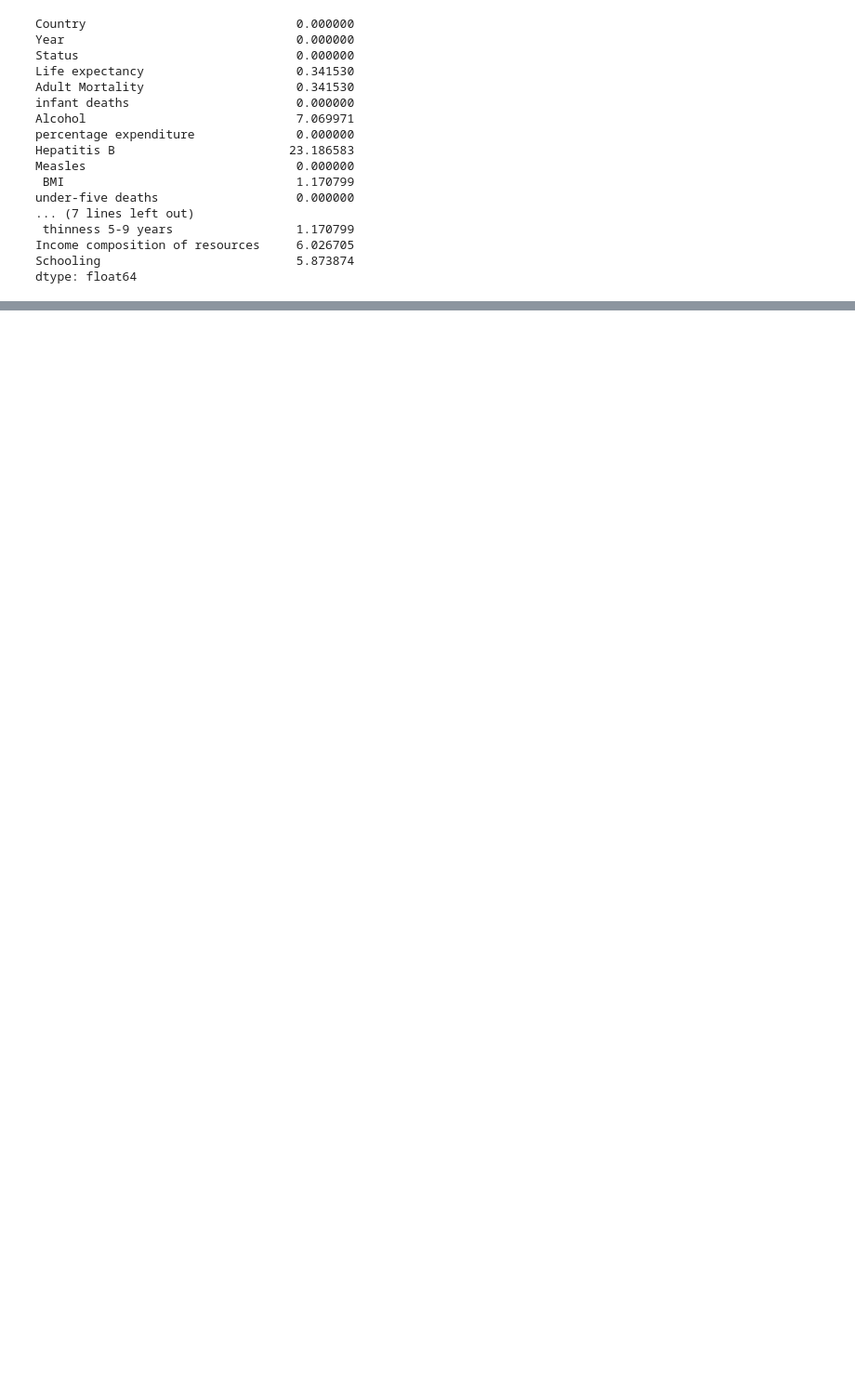
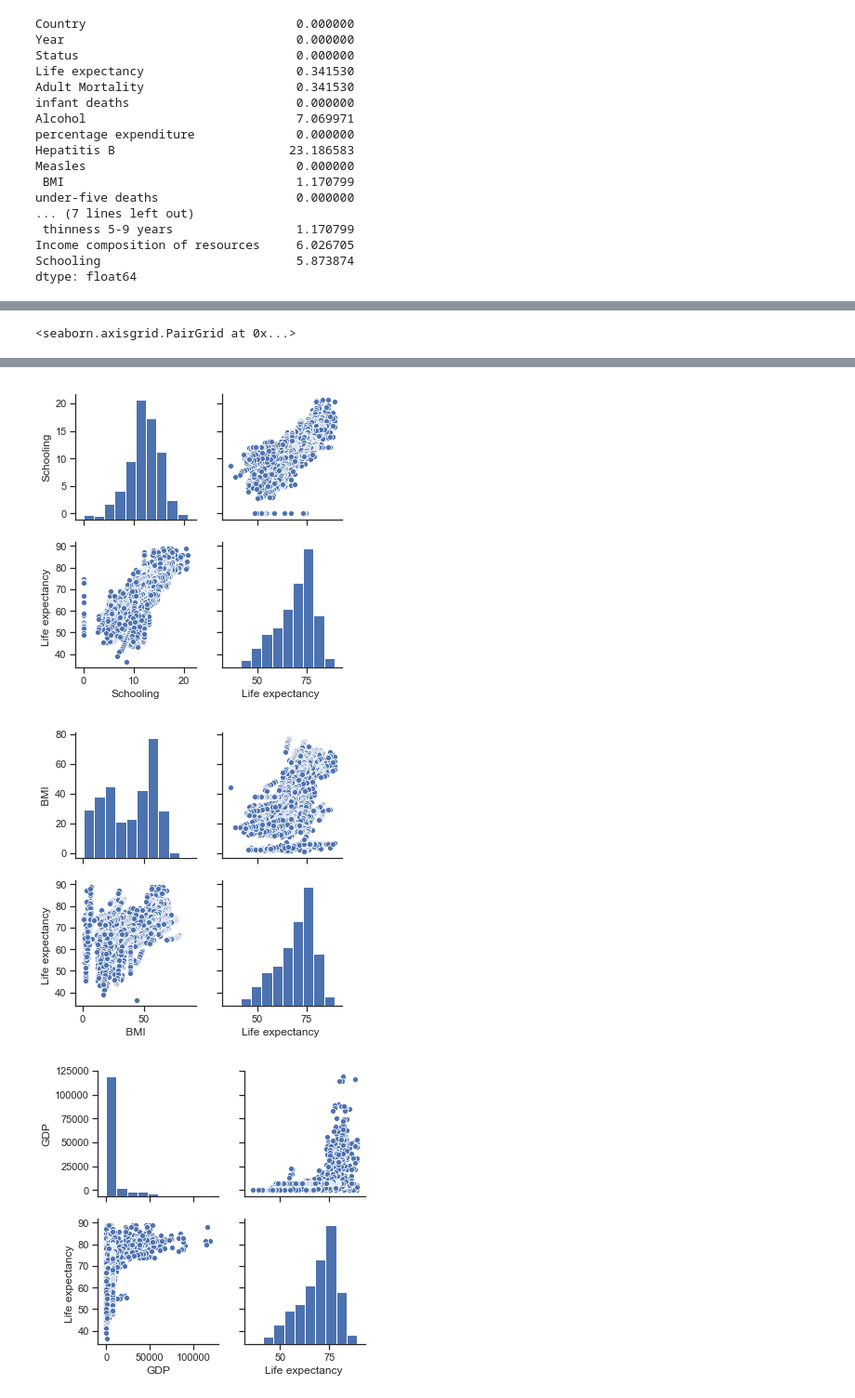
Before and after one commit to irenebratsis/Thinkful, a Jupyter notebook: 17.10 Challenge .ipynb, the cells around one changed output, grey strips where cells are left out. Shown: that part at 93% size. Saved outputs shown, nothing was run; the diff lists cells and outputs as text; code cells hidden in the pictures; blank space fills up the shorter version.

```diff
--- a/17.10 Challenge .ipynb
+++ b/17.10 Challenge .ipynb
@@ -335,0 +332,14 @@ plt.title("histogram of {} (filled with mean)".format("Adult Mortality"))
+# %%
+#Prompt: In the feature engineering step, you need to select a suite of variables that you think would be ideal in the modeling phase.
+#More concretely, you may discard some variables that are very correlated with the other ones or the variables that you think irrelevant with the life expectancy.
+
+#A: based on the correlations above, I see close relationships between 'Income composition of resources', 'Schooling', 'Adult Mortality', 'Diphtheria', 'HIV/AIDS', 'thinness', 'BMI', 'Polio' and 'GDP' as the key variables impacting 'Life Expectancy'.
+#A: I would like to look at non-obvious contributors to life expectancy so for this reason I will be removing Adult Mortality, diseases and illnesses included in this set and I will instead focus on the remaining core variables as my 'features':  'Income composition of resources', 'Schooling', 'BMI', and 'GDP'
+import seaborn as sns
+sns.set(style="ticks")
+sns.pairplot(lifeexpectancy_df[['Income composition of resources', 'Life expectancy ']])
+sns.pairplot(lifeexpectancy_df[['Schooling', 'Life expectancy ']])
+sns.pairplot(lifeexpectancy_df[[' BMI ', 'Life expectancy ']])
+sns.pairplot(lifeexpectancy_df[['GDP', 'Life expectancy ']])
+# %% [output]
+<seaborn.axisgrid.PairGrid at 0x...>
@@ -335,0 +347,3 @@ plt.title("histogram of {} (filled with mean)".format("Adult Mortality"))
+[figure, added]
+[figure, added]
+[figure, added]
```
Also changed, not shown: parts of 30 cells of this notebook.
